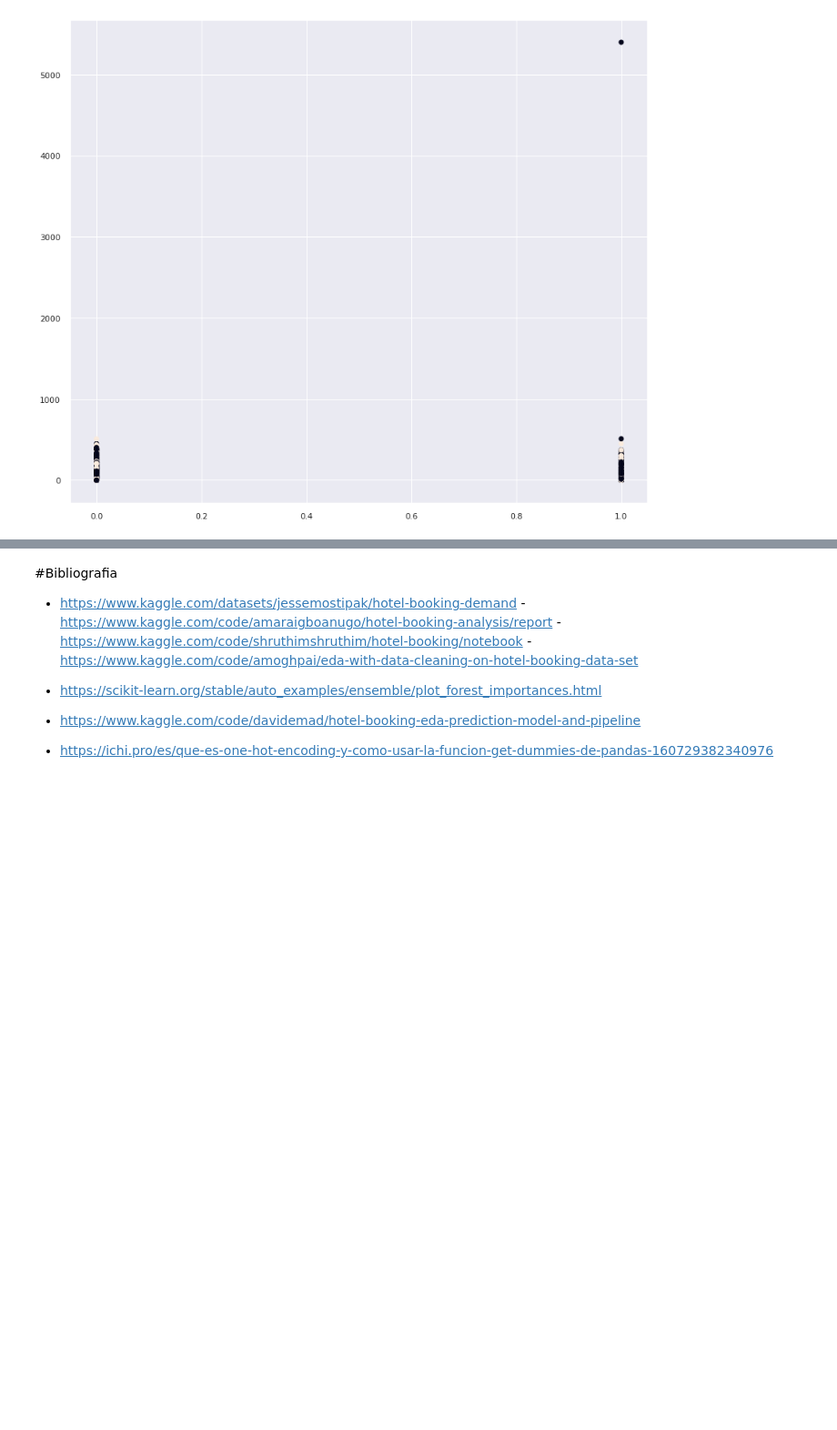
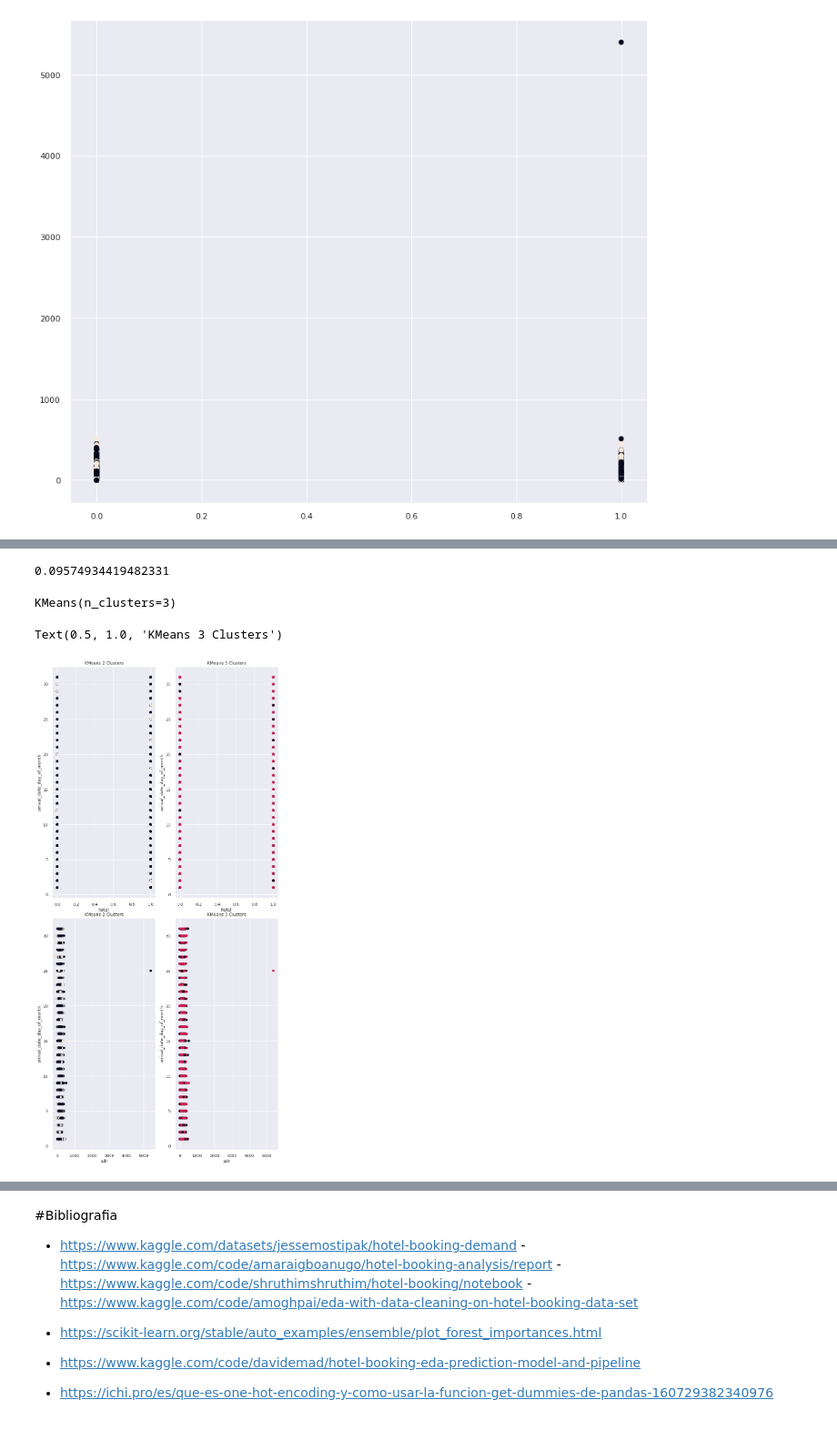
Before and after one commit to jesspl/prediction, a Jupyter notebook: proyecto2.ipynb, the cells around one changed output, grey strips where cells are left out. Shown at 91% size. Drawn from its saved outputs; the diff is of its cells as text; code cells hidden in the pictures; blank space fills up the shorter version.

```diff
--- a/proyecto2.ipynb
+++ b/proyecto2.ipynb
@@ -618,0 +662,43 @@ infrmacion ya no importante
+# %%
+# Fit kmeans model with 2 clusters and display the silhouette score
+kmeans = KMeans(n_clusters = 2)
+kmeans.fit(scaled_df)
+silhouette_score(scaled_df, kmeans.labels_)
+# %% [output]
+0.09574934419482331
+# %%
+# Ajustamos 2 modelos KMeans diferentes, uno con 2 clusters y otro con 3 clusters
+kmeans2 = KMeans(n_clusters = 2)
+kmeans3 = KMeans(n_clusters = 3)
+kmeans2.fit(scaled_df)
+kmeans3.fit(scaled_df)
+# %% [output]
+KMeans(n_clusters=3)
+# %%
+# Save the cluster labels to the dataframe
+df['cluster2'] = kmeans2.labels_
+df['cluster3'] = kmeans3.labels_
+# Visualize the clusters
+fig, axes = plt.subplots(2,2, figsize=(10,20))
+axes[0,0].scatter(df['hotel'], df['arrival_date_day_of_month'], c = df['cluster2'])
+axes[0,0].set_xlabel('hotel')
+axes[0,0].set_ylabel('arrival_date_day_of_month')
+axes[0,0].set_title('KMeans 2 Clusters')
+axes[0,1].scatter(df['hotel'], df['arrival_date_day_of_month'], c = df['cluster3'])
+axes[0,1].set_xlabel('hotel')
+axes[0,1].set_ylabel('arrival_date_day_of_month')
+axes[0,1].set_title('KMeans 3 Clusters')
+plt.tight_layout();
+
+
+axes[1,0].scatter(df['adr'], df['arrival_date_day_of_month'], c = df['cluster2'])
+axes[1,0].set_xlabel('adr')
+axes[1,0].set_ylabel('arrival_date_day_of_month')
+axes[1,0].set_title('KMeans 2 Clusters')
+axes[1,1].scatter(df['adr'], df['arrival_date_day_of_month'], c = df['cluster3'])
+axes[1,1].set_xlabel('adr')
+axes[1,1].set_ylabel('arrival_date_day_of_month')
+axes[1,1].set_title('KMeans 3 Clusters')
+# %% [output]
+Text(0.5, 1.0, 'KMeans 3 Clusters')
+[figure, added]
```
Also changed, not shown: parts of 8 cells of this notebook.
